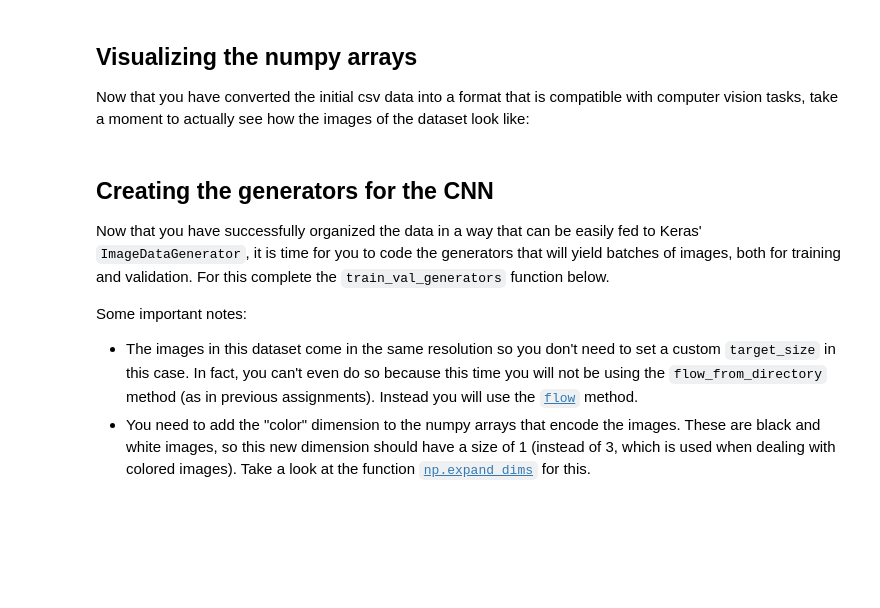
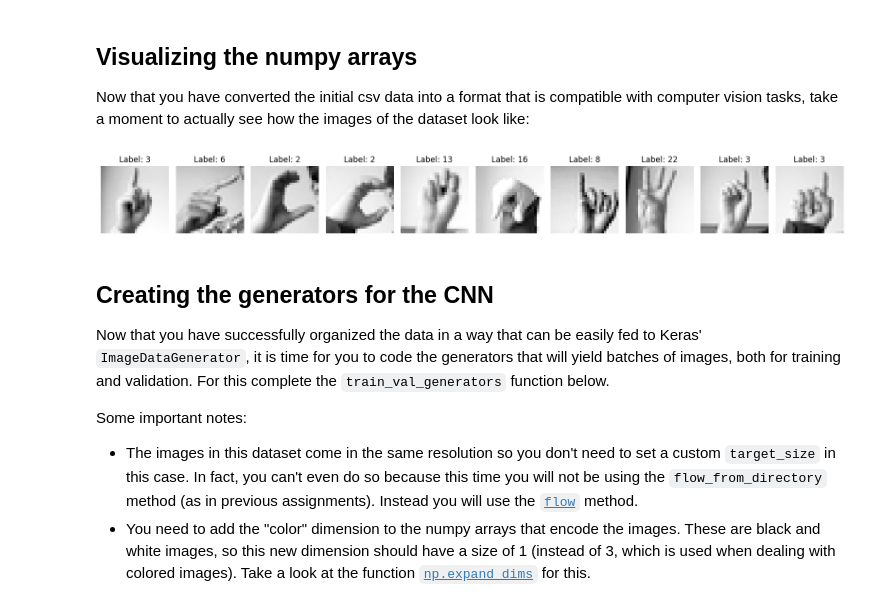
Before and after one commit to francisco197844/tensorflow-1-public, a Jupyter notebook: C2/W4/assignment/C2W4_Assignment.ipynb, the cells around one changed output. Saved outputs shown, nothing was run; the diff lists cells and outputs as text; code cells hidden in the pictures; blank space fills up the shorter version.

```diff
--- a/C2/W4/assignment/C2W4_Assignment.ipynb
+++ b/C2/W4/assignment/C2W4_Assignment.ipynb
@@ -159,25 +159,35 @@ Validation labels has shape: (7172,) and dtype: float64
 
 Now that you have converted the initial csv data into a format that is compatible with computer vision tasks, take a moment to actually see how the images of the dataset look like:
 # %%
-# Plot a sample of 10 images from the training set
+
+import matplotlib.pyplot as plt
+import numpy as np
+
+# Function to plot a sample of images with labels
 def plot_categories(training_images, training_labels):
-  fig, axes = plt.subplots(1, 10, figsize=(16, 15))
-  axes = axes.flatten()
-  letters = list(string.ascii_lowercase)
+    fig, axes = plt.subplots(1, 10, figsize=(16, 15))
+    axes = axes.flatten()
 
-  for k in range(10):
-    img = training_images[k]
-    img = np.expand_dims(img, axis=-1)
-    img = array_to_img(img)
-    ax = axes[k]
-    ax.imshow(img, cmap="Greys_r")
-    ax.set_title(f"{letters[int(training_labels[k])]}")
-    ax.set_axis_off()
+    for k in range(10):
+        img = training_images[k]
+        img = np.array(img)  # Convert to a NumPy array
+        img = img.reshape((28, 28))  # Reshape the image to its original shape
+        ax = axes[k]
+        ax.imshow(img, cmap="Greys_r")
+        ax.set_title(f"Label: {int(training_labels[k])}")
+        ax.set_axis_off()
 
-  plt.tight_layout()
-  plt.show()
+    plt.tight_layout()
+    plt.show()
 
-plot_categories(training_images, training_labels)
+# Assuming `training_images` contains flattened images
+training_images = np.array(training_images)
+reshaped_images = training_images.reshape(-1, 28, 28)
+
+# Plot a sample of 10 images from the reshaped training set
+plot_categories(reshaped_images, training_labels)
+# %% [output]
+[figure, added]
 # %% [markdown]
 ## Creating the generators for the CNN
 
```
Also changed, not shown: parts of 1 cell of this notebook.
